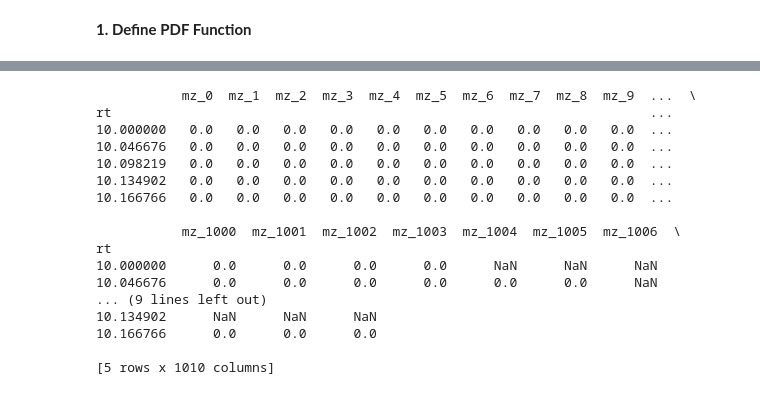
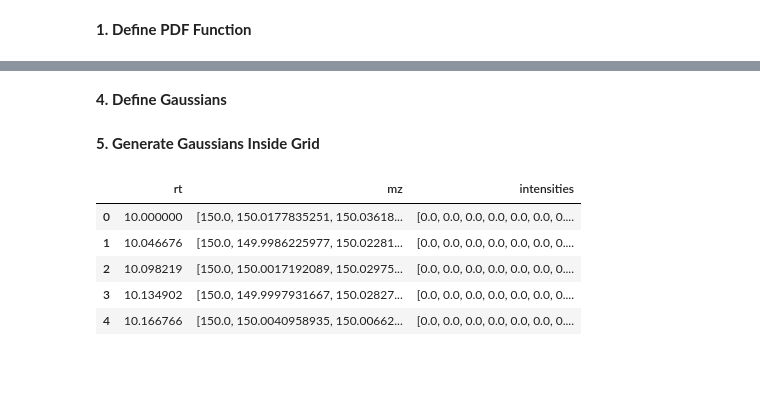
Before and after one commit to VictorGiuPer/PeakSeparationThesis, a Jupyter notebook: GenData/step2_peaks.ipynb, the cells around one changed output, grey strips where cells are left out. Saved outputs shown, nothing was run; the diff lists cells and outputs as text; code cells hidden in the pictures; blank space fills up the shorter version.

```diff
--- a/GenData/step2_peaks.ipynb
+++ b/GenData/step2_peaks.ipynb
@@ -17,16 +19,15 @@ def gaussian_pdf(rt, mz_array, center_rt, center_mz, sigma_rt, sigma_mz, amplitu
 # %%
-def create_grid_with_gaussian(rt_axis: pd.Series, mz_axis: pd.Series, peak_params: list, peak_height: float):
+def create_grid_with_gaussian(rt_axis: pd.Series, mz_axis: pd.Series, peak_params: list):
     # Initialize empty list to store intensity values
     intensities = []
 
     # Loop through each rt value and the corresponding mz values
     for rt_val, mz_array in zip(rt_axis, mz_axis):
-        # mz_array is already a list or numpy array, no need to parse it again
-        # If needed, ensure mz_array is a numpy array (if it's a list)
+        # Convert mz array
         mz_array = np.array(mz_array)
 
-        # Initialize intensity array for this particular rt value
-        rt_intensities = np.zeros(len(mz_array))
+        # Initialize intensity for this particular rt value (list of zeros)
+        row_intensity = np.zeros_like(mz_array, dtype=float)
 
         # Compute intensity for each peak and accumulate it
         for peak in peak_params:
@@ -39,20 +40,18 @@ def create_grid_with_gaussian(rt_axis: pd.Series, mz_axis: pd.Series, peak_param
             # Apply the Gaussian function for the current peak
             peak_intensity = gaussian_pdf(rt_val, mz_array, rt_center, mz_center, rt_sigma, mz_sigma, amplitude)
 
-            # Add the peak intensity to the total intensity
-            rt_intensities += peak_intensity
+            # Add the peak intensities to the row's intensity
+            row_intensity += peak_intensity  # Sum intensities for this mz value
 
-        # Append the calculated intensities to the list
-        intensities.append(rt_intensities)
+        # Append the summed intensities for this row (as a list of values)
+        intensities.append(row_intensity.tolist())  # Convert to list
 
     # Convert the intensities list to a DataFrame, with each rt value corresponding to a row
-    intensity_df = pd.DataFrame(intensities, columns=[f"mz_{i}" for i in range(len(mz_array))])
-
-    # Add the rt values as a new column to the DataFrame
-    intensity_df["rt"] = rt_axis
-
-    # Set the rt values as the index of the DataFrame
-    intensity_df.set_index("rt", inplace=True)
+    intensity_df = pd.DataFrame({
+        "rt": rt_axis,
+        "mz": mz_axis,
+        "intensities": intensities
+    })
 
     return intensity_df
 # %% [markdown]
@@ -71,0 +75,2 @@ peak_params = [
+# %% [markdown]
+**4. Define Gaussians**
@@ -72,23 +88,15 @@ peak_params = [
+# %% [markdown]
+**5. Generate Gaussians Inside Grid**
 # %%
-grid_with_intensity = create_grid_with_gaussian(rt_axis=rt_axis, mz_axis=mz_axis,
-                                                peak_params=peak_params, peak_height=peak_height)
+grid_gaussians = create_grid_with_gaussian(rt_axis=rt_axis,
+                                           mz_axis=mz_axis,
+                                           peak_params=peak_params)
 
-print(grid_with_intensity.head())
+grid_gaussians.head()
 # %% [output]
-           mz_0  mz_1  mz_2  mz_3  mz_4  mz_5  mz_6  mz_7  mz_8  mz_9  ...  \
-rt                                                                     ...
-10.000000   0.0   0.0   0.0   0.0   0.0   0.0   0.0   0.0   0.0   0.0  ...
-10.046676   0.0   0.0   0.0   0.0   0.0   0.0   0.0   0.0   0.0   0.0  ...
-10.098219   0.0   0.0   0.0   0.0   0.0   0.0   0.0   0.0   0.0   0.0  ...
-10.134902   0.0   0.0   0.0   0.0   0.0   0.0   0.0   0.0   0.0   0.0  ...
-10.166766   0.0   0.0   0.0   0.0   0.0   0.0   0.0   0.0   0.0   0.0  ...
-
-           mz_1000  mz_1001  mz_1002  mz_1003  mz_1004  mz_1005  mz_1006  \
-rt
-10.000000      0.0      0.0      0.0      0.0      NaN      NaN      NaN
-10.046676      0.0      0.0      0.0      0.0      0.0      0.0      NaN
-... (9 lines left out)
-10.134902      NaN      NaN      NaN
-10.166766      0.0      0.0      0.0
-
-[5 rows x 1010 columns]
+|  | rt | mz | intensities |
+| 0 | 10.000000 | [150.0, 150.0177835251, 150.03618... | [0.0, 0.0, 0.0, 0.0, 0.0, 0.0, 0.... |
+| 1 | 10.046676 | [150.0, 149.9986225977, 150.02281... | [0.0, 0.0, 0.0, 0.0, 0.0, 0.0, 0.... |
+| 2 | 10.098219 | [150.0, 150.0017192089, 150.02975... | [0.0, 0.0, 0.0, 0.0, 0.0, 0.0, 0.... |
+| 3 | 10.134902 | [150.0, 149.9997931667, 150.02827... | [0.0, 0.0, 0.0, 0.0, 0.0, 0.0, 0.... |
+| 4 | 10.166766 | [150.0, 150.0040958935, 150.00662... | [0.0, 0.0, 0.0, 0.0, 0.0, 0.0, 0.... |
```
Also changed, not shown: parts of 6 cells of this notebook.
